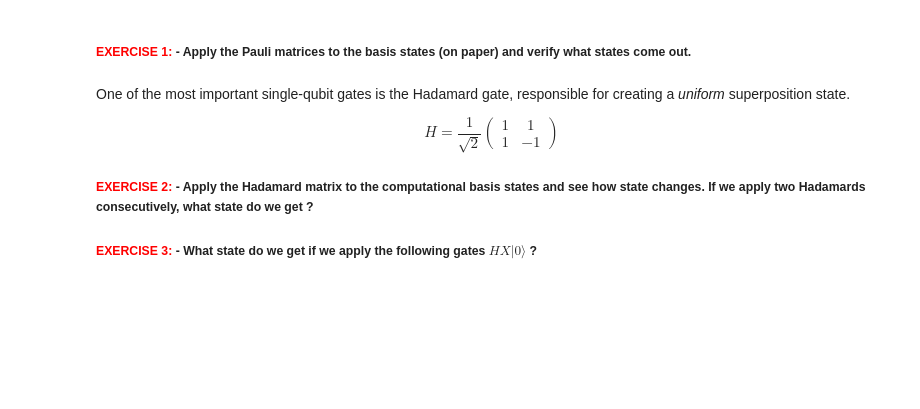
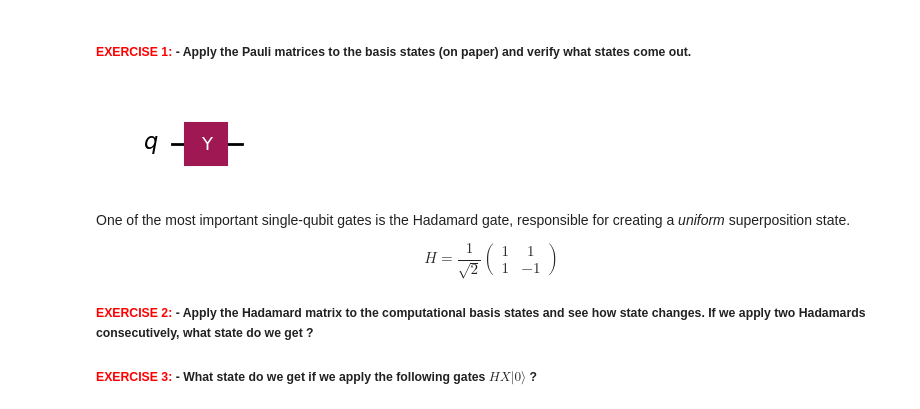
Before and after one commit to arcalab/ic-2324, a Jupyter notebook: TP/23_24/lecture 1 - Introduction to Quantum Computing using Qiskit/lecture1_introduction.ipynb, the cells around one changed output. Cells and saved outputs as stored; diff of their text form; code cells hidden in the pictures; blank space fills up the shorter version.

```diff
--- a/TP/23_24/lecture 1 - Introduction to Quantum Computing using Qiskit/lecture1_introduction.ipynb
+++ b/TP/23_24/lecture 1 - Introduction to Quantum Computing using Qiskit/lecture1_introduction.ipynb
@@ -197,6 +203,18 @@ $$
 ##### <span style="color: red;">EXERCISE 1:</span> - Apply the Pauli matrices to the basis states (on paper) and verify what states come out.
 # %%
 # create the circuit for every Pauli matrix
+
+qc = QuantumCircuit(1)
+
+#inicialmente o qiskit parte do estado |0>
+
+qc.y(0)
+
+
+
+qc.draw(output="mpl")
+# %% [output]
+[figure, added]
 # %% [markdown]
 One of the most important single-qubit gates is the Hadamard gate, responsible for creating a *uniform* superposition state.
 
```
Also changed, not shown: parts of 8 cells of this notebook, 27 other files.
